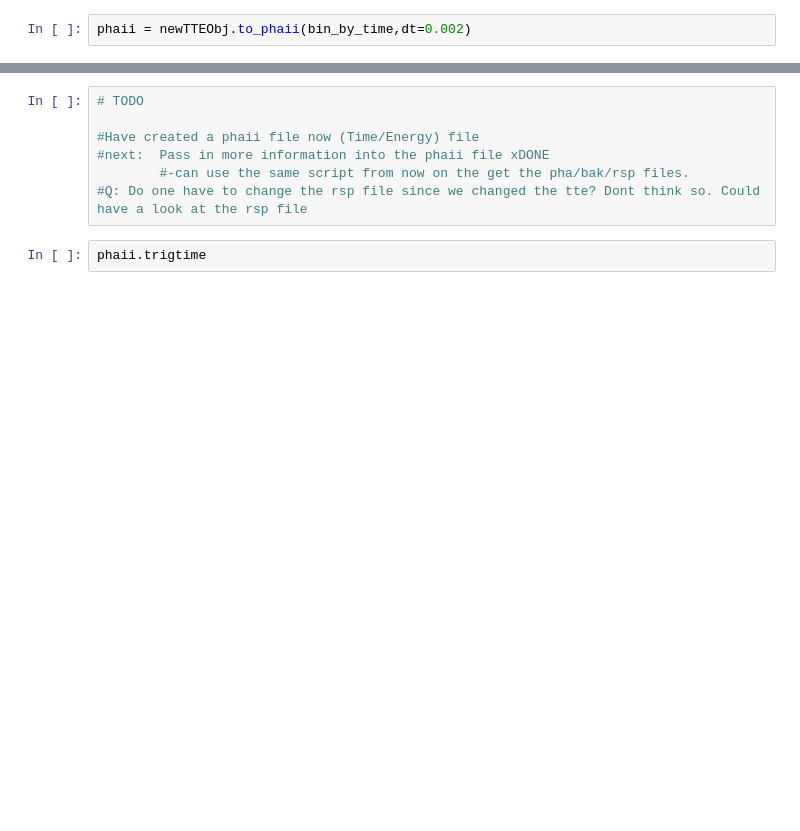
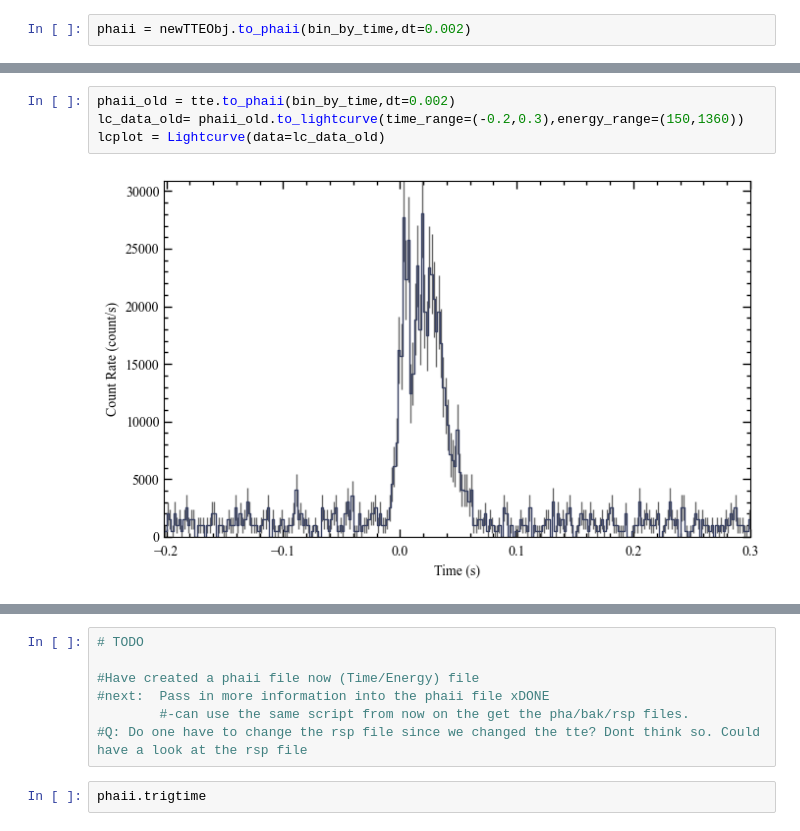
Before and after one commit to AndreasRamsli/GRB, a Jupyter notebook: xspec/FERMI/GRB201227A/GRB201227A_extract_files.ipynb, the cells around one changed output, grey strips where cells are left out. Cells and saved outputs as stored; diff of their text form; blank space fills up the shorter version.

```diff
--- a/xspec/FERMI/GRB201227A/GRB201227A_extract_files.ipynb
+++ b/xspec/FERMI/GRB201227A/GRB201227A_extract_files.ipynb
@@ -255,0 +252,6 @@ lcplot = Lightcurve(data=lc_data)
+# %%
+phaii_old = tte.to_phaii(bin_by_time,dt=0.002)
+lc_data_old= phaii_old.to_lightcurve(time_range=(-0.2,0.3),energy_range=(150,1360))
+lcplot = Lightcurve(data=lc_data_old)
+# %% [output]
+[figure, added]
```
Also changed, not shown: parts of 24 cells of this notebook, 5 other files.
